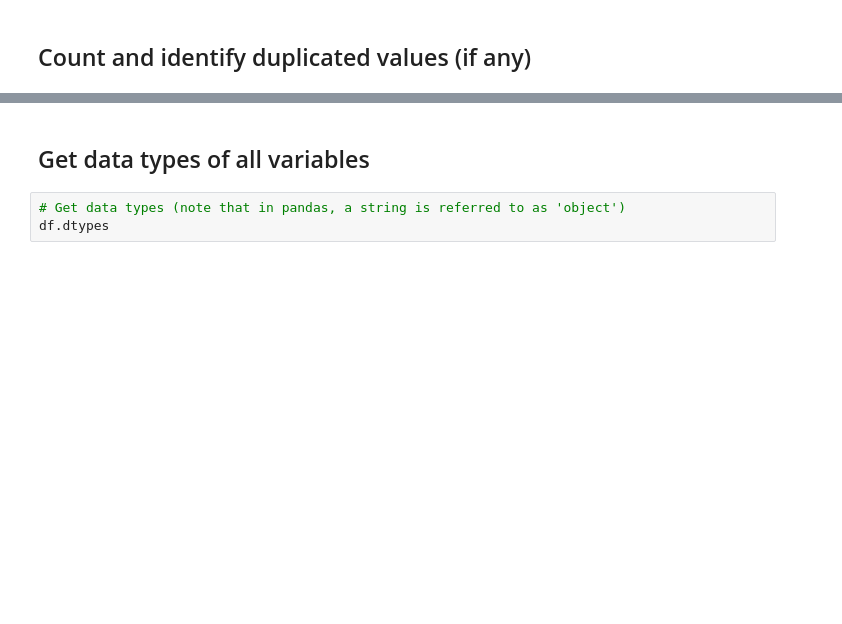
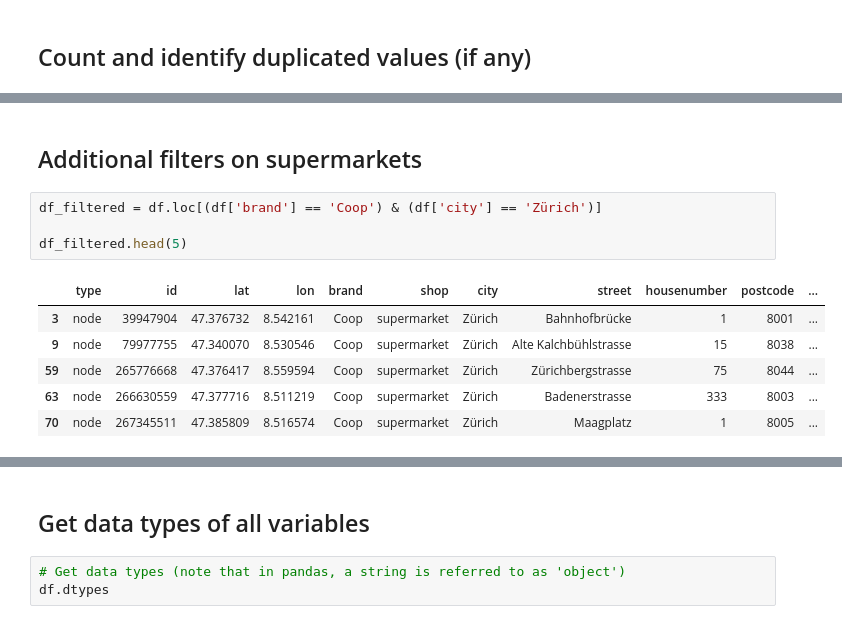
Before and after one commit to kanaksar/data_analytics, a Jupyter notebook: Week_02/supermarkets_data_preparation.ipynb, the cells around one changed output, grey strips where cells are left out. Drawn from its saved outputs; the diff is of its cells as text; blank space fills up the shorter version.

```diff
--- a/Week_02/supermarkets_data_preparation.ipynb
+++ b/Week_02/supermarkets_data_preparation.ipynb
@@ -144,0 +147,13 @@ df[df[['id']].duplicated()]
+# %% [markdown]
+## Additional filters on supermarkets
+# %%
+df_filtered = df.loc[(df['brand'] == 'Coop') & (df['city'] == 'Zürich')]
+
+df_filtered.head(5)
+# %% [output]
+|  | type | id | lat | lon | brand | shop | city | street | housenumber | postcode | ... |
+| 3 | node | 39947904 | 47.376732 | 8.542161 | Coop | supermarket | Zürich | Bahnhofbrücke | 1 | 8001 | ... |
+| 9 | node | 79977755 | 47.340070 | 8.530546 | Coop | supermarket | Zürich | Alte Kalchbühlstrasse | 15 | 8038 | ... |
+| 59 | node | 265776668 | 47.376417 | 8.559594 | Coop | supermarket | Zürich | Zürichbergstrasse | 75 | 8044 | ... |
+| 63 | node | 266630559 | 47.377716 | 8.511219 | Coop | supermarket | Zürich | Badenerstrasse | 333 | 8003 | ... |
+| 70 | node | 267345511 | 47.385809 | 8.516574 | Coop | supermarket | Zürich | Maagplatz | 1 | 8005 | ... |
```
Also changed, not shown: parts of 10 cells of this notebook, 2 other files.
